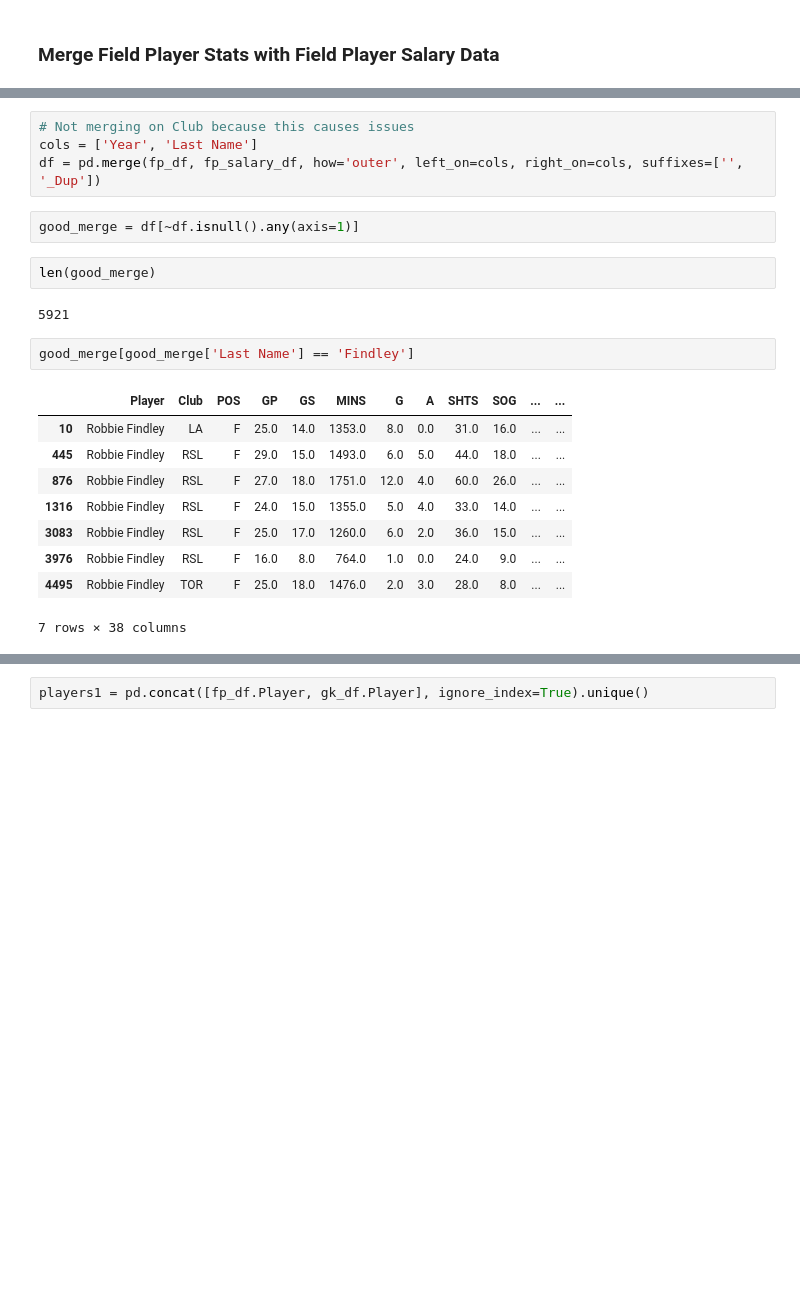
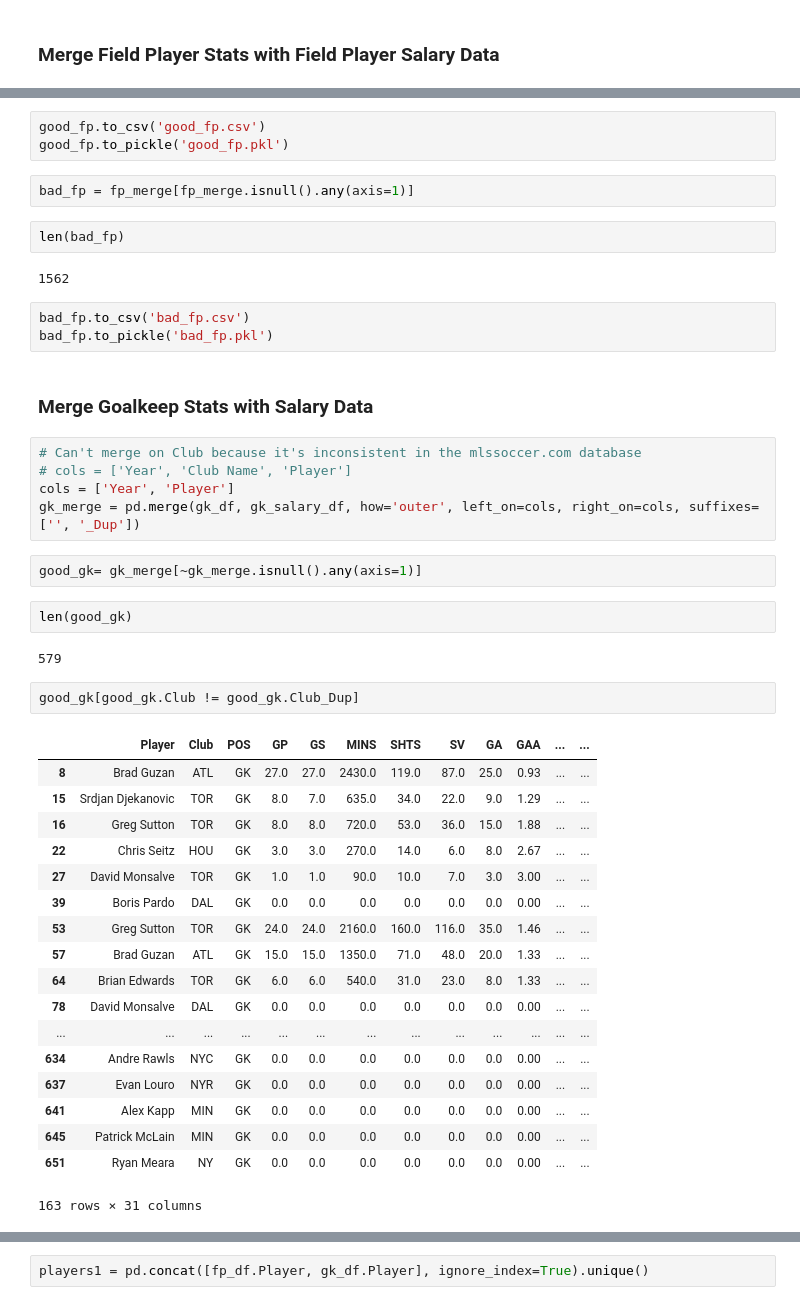
Before and after one commit to cneiderer/Class_Projects, a Jupyter notebook: Project_2/LinkingStats.ipynb, the cells around one changed output, grey strips where cells are left out. Cells and saved outputs as stored; diff of their text form; blank space fills up the shorter version.

Commit message:
updated LinkingStats notebook

```diff
--- a/Project_2/LinkingStats.ipynb
+++ b/Project_2/LinkingStats.ipynb
@@ -226,23 +313,47 @@ gk_salary_df = salary_df[gk_idx]
+# %%
+good_fp.to_csv('good_fp.csv')
+good_fp.to_pickle('good_fp.pkl')
+# %%
+bad_fp = fp_merge[fp_merge.isnull().any(axis=1)]
+# %%
+len(bad_fp)
+# %% [output]
+1562
+# %%
+bad_fp.to_csv('bad_fp.csv')
+bad_fp.to_pickle('bad_fp.pkl')
+# %% [markdown]
+### Merge Goalkeep Stats with Salary Data
 # %%
-# Not merging on Club because this causes issues
-cols = ['Year', 'Last Name']
-df = pd.merge(fp_df, fp_salary_df, how='outer', left_on=cols, right_on=cols, suffixes=['', '_Dup'])
+# Can't merge on Club because it's inconsistent in the mlssoccer.com database
+# cols = ['Year', 'Club Name', 'Player']
+cols = ['Year', 'Player']
+gk_merge = pd.merge(gk_df, gk_salary_df, how='outer', left_on=cols, right_on=cols, suffixes=['', '_Dup'])
 # %%
-good_merge = df[~df.isnull().any(axis=1)]
+good_gk= gk_merge[~gk_merge.isnull().any(axis=1)]
 # %%
-len(good_merge)
+len(good_gk)
 # %% [output]
-5921
+579
-# %%
-good_merge[good_merge['Last Name'] == 'Findley']
-# %% [output]
-|  | Player | Club | POS | GP | GS | MINS | G | A | SHTS | SOG | ... | ... |
-| 10 | Robbie Findley | LA | F | 25.0 | 14.0 | 1353.0 | 8.0 | 0.0 | 31.0 | 16.0 | ... | ... |
-| 445 | Robbie Findley | RSL | F | 29.0 | 15.0 | 1493.0 | 6.0 | 5.0 | 44.0 | 18.0 | ... | ... |
-| 876 | Robbie Findley | RSL | F | 27.0 | 18.0 | 1751.0 | 12.0 | 4.0 | 60.0 | 26.0 | ... | ... |
-| 1316 | Robbie Findley | RSL | F | 24.0 | 15.0 | 1355.0 | 5.0 | 4.0 | 33.0 | 14.0 | ... | ... |
-| 3083 | Robbie Findley | RSL | F | 25.0 | 17.0 | 1260.0 | 6.0 | 2.0 | 36.0 | 15.0 | ... | ... |
-| 3976 | Robbie Findley | RSL | F | 16.0 | 8.0 | 764.0 | 1.0 | 0.0 | 24.0 | 9.0 | ... | ... |
-| 4495 | Robbie Findley | TOR | F | 25.0 | 18.0 | 1476.0 | 2.0 | 3.0 | 28.0 | 8.0 | ... | ... |
-7 rows × 38 columns
+# %%
+good_gk[good_gk.Club != good_gk.Club_Dup]
+# %% [output]
+|  | Player | Club | POS | GP | GS | MINS | SHTS | SV | GA | GAA | ... | ... |
+| 8 | Brad Guzan | ATL | GK | 27.0 | 27.0 | 2430.0 | 119.0 | 87.0 | 25.0 | 0.93 | ... | ... |
+| 15 | Srdjan Djekanovic | TOR | GK | 8.0 | 7.0 | 635.0 | 34.0 | 22.0 | 9.0 | 1.29 | ... | ... |
+| 16 | Greg Sutton | TOR | GK | 8.0 | 8.0 | 720.0 | 53.0 | 36.0 | 15.0 | 1.88 | ... | ... |
+| 22 | Chris Seitz | HOU | GK | 3.0 | 3.0 | 270.0 | 14.0 | 6.0 | 8.0 | 2.67 | ... | ... |
+| 27 | David Monsalve | TOR | GK | 1.0 | 1.0 | 90.0 | 10.0 | 7.0 | 3.0 | 3.00 | ... | ... |
+| 39 | Boris Pardo | DAL | GK | 0.0 | 0.0 | 0.0 | 0.0 | 0.0 | 0.0 | 0.00 | ... | ... |
+| 53 | Greg Sutton | TOR | GK | 24.0 | 24.0 | 2160.0 | 160.0 | 116.0 | 35.0 | 1.46 | ... | ... |
+| 57 | Brad Guzan | ATL | GK | 15.0 | 15.0 | 1350.0 | 71.0 | 48.0 | 20.0 | 1.33 | ... | ... |
+| 64 | Brian Edwards | TOR | GK | 6.0 | 6.0 | 540.0 | 31.0 | 23.0 | 8.0 | 1.33 | ... | ... |
+| 78 | David Monsalve | DAL | GK | 0.0 | 0.0 | 0.0 | 0.0 | 0.0 | 0.0 | 0.00 | ... | ... |
+| ... | ... | ... | ... | ... | ... | ... | ... | ... | ... | ... | ... | ... |
+| 634 | Andre Rawls | NYC | GK | 0.0 | 0.0 | 0.0 | 0.0 | 0.0 | 0.0 | 0.00 | ... | ... |
+| 637 | Evan Louro | NYR | GK | 0.0 | 0.0 | 0.0 | 0.0 | 0.0 | 0.0 | 0.00 | ... | ... |
+| 641 | Alex Kapp | MIN | GK | 0.0 | 0.0 | 0.0 | 0.0 | 0.0 | 0.0 | 0.00 | ... | ... |
+| 645 | Patrick McLain | MIN | GK | 0.0 | 0.0 | 0.0 | 0.0 | 0.0 | 0.0 | 0.00 | ... | ... |
+| 651 | Ryan Meara | NY | GK | 0.0 | 0.0 | 0.0 | 0.0 | 0.0 | 0.0 | 0.00 | ... | ... |
+163 rows × 31 columns
 # %%
```
Also changed, not shown: parts of 54 cells of this notebook.
